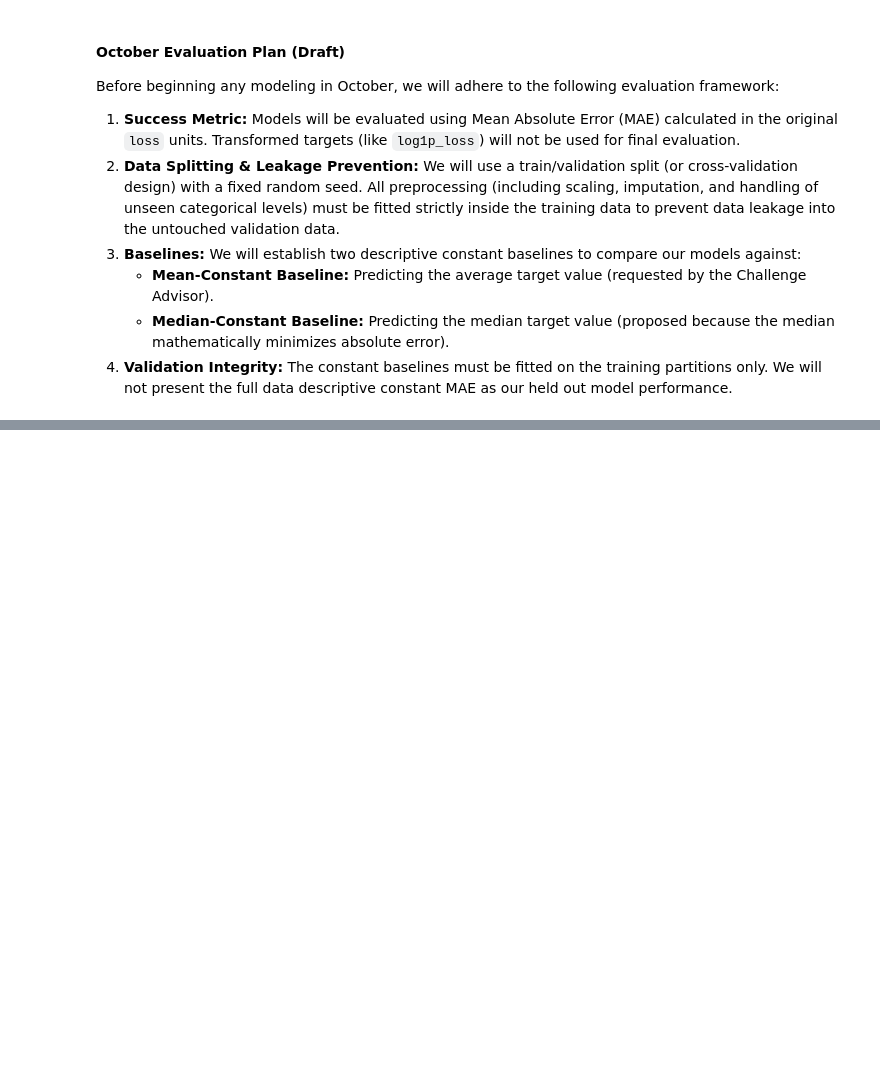
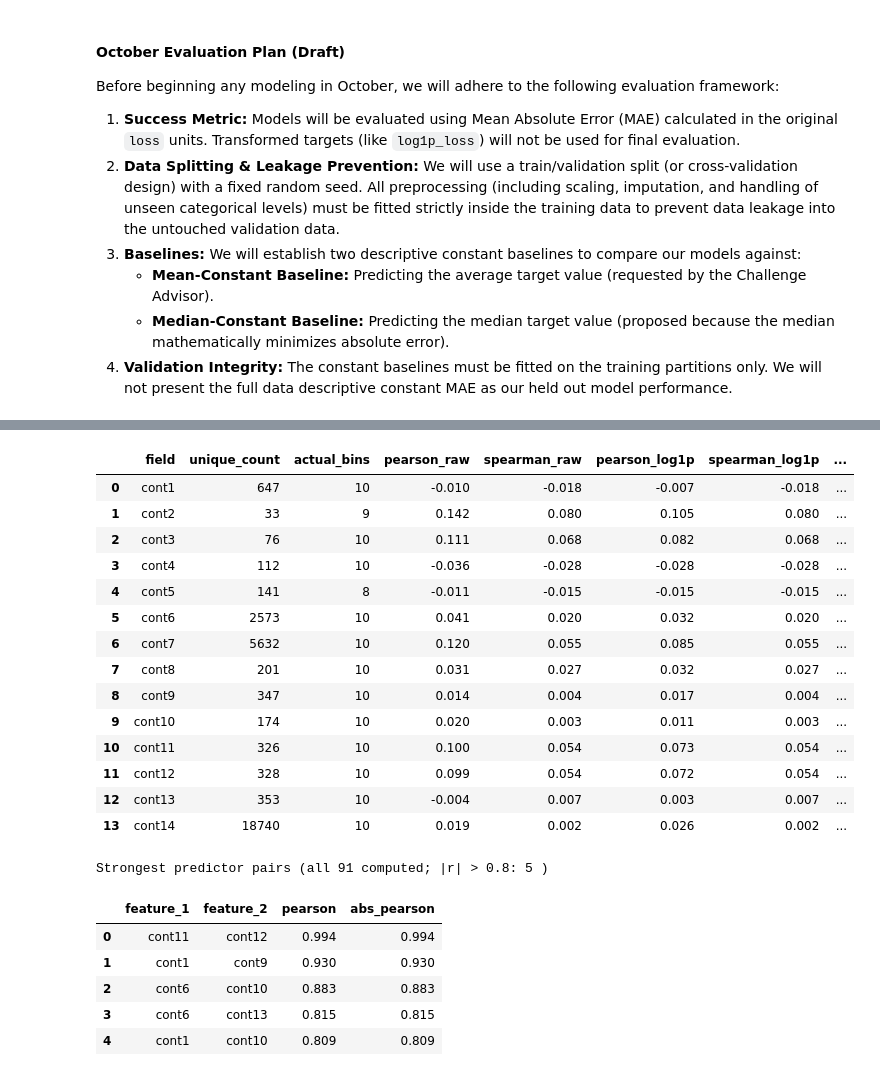
Before and after one commit to Break-Through-Tech/Allstate-1C-predicting-auto-claims-severity, a Jupyter notebook: notebooks/data-understanding.ipynb, the cells around one changed output, grey strips where cells are left out. Saved outputs shown, nothing was run; the diff lists cells and outputs as text; code cells hidden in the pictures; blank space fills up the shorter version.

```diff
--- a/notebooks/data-understanding.ipynb
+++ b/notebooks/data-understanding.ipynb
@@ -1710,0 +1800,80 @@ Before beginning any modeling in October, we will adhere to the following evalua
+# %%
+t4_log = np.log1p(t4_loss)
+t4_inv = pd.DataFrame({
+    "field": t4_cont, "min": t4_df[t4_cont].min().values, "max": t4_df[t4_cont].max().values,
+    "mean": t4_df[t4_cont].mean().values, "median": t4_df[t4_cont].median().values,
+    "std": t4_df[t4_cont].std().values, "unique_count": t4_df[t4_cont].nunique().values,
+    "pearson_raw": [t4_df[c].corr(t4_loss) for c in t4_cont],
+    "spearman_raw": [t4_df[c].corr(t4_loss, method="spearman") for c in t4_cont],
+    "pearson_log1p": [t4_df[c].corr(t4_log) for c in t4_cont],
+    "spearman_log1p": [t4_df[c].corr(t4_log, method="spearman") for c in t4_cont],
+})
+
+t4_rng = np.random.default_rng(42)
+t4_y = t4_loss.to_numpy()
+t4_overall_median = float(np.median(t4_y))
+t4_bin_rows, t4_pattern_rows = [], []
+for c in t4_cont:
+    b = pd.qcut(t4_df[c], q=10, duplicates="drop")
+    codes = b.cat.codes.to_numpy()
+    first = len(t4_bin_rows)
+    for k, interval in enumerate(b.cat.categories):
+        v = t4_y[codes == k]
+        boot = np.array([np.median(t4_rng.choice(v, len(v))) for _ in range(200)])
+        q25, q75 = np.percentile(v, [25, 75])
+        t4_bin_rows.append({"field": c, "bin_index": k, "bin_interval": str(interval), "support": len(v),
+                            "raw_mean_loss": v.mean(), "raw_median_loss": float(np.median(v)), "raw_loss_iqr": q75 - q25,
+                            "median_ci_low": np.percentile(boot, 2.5), "median_ci_high": np.percentile(boot, 97.5)})
+    t = pd.DataFrame(t4_bin_rows[first:])
+    med = t["raw_median_loss"].to_numpy()
+    rho = spearmanr(np.arange(len(med)), med)[0]
+    spread = (med.max() - med.min()) / t4_overall_median
+    separated = bool(t["median_ci_low"].max() > t["median_ci_high"].min())
+    if not separated or spread < 0.10:
+        pattern = "inconclusive"
+    elif abs(rho) >= 0.8:
+        pattern = "monotonic trend"
+    else:
+        pattern = "non-monotonic pattern"
+    t4_pattern_rows.append({"actual_bins": len(t), "min_bin_support": int(t["support"].min()),
+                            "max_bin_support": int(t["support"].max()), "median_spread": med.max() - med.min(),
+                            "median_spread_frac": spread, "bin_index_vs_median_spearman": rho,
+                            "ci_separated": separated, "pattern_classification": pattern})
+t4_bins = pd.DataFrame(t4_bin_rows)
+t4_inv = pd.concat([t4_inv, pd.DataFrame(t4_pattern_rows)], axis=1)
+t4_inv.to_csv(T4_ARTIFACTS / "continuous_inventory.csv", index=False)
+t4_bins.to_csv(T4_ARTIFACTS / "continuous_bin_target.csv", index=False)
+
+t4_cm = t4_df[t4_cont].corr(method="pearson")
+t4_pairs = pd.DataFrame([(a, b, t4_cm.loc[a, b]) for i, a in enumerate(t4_cont) for b in t4_cont[i + 1:]],
+                        columns=["feature_1", "feature_2", "pearson"])
+t4_pairs["abs_pearson"] = t4_pairs["pearson"].abs()
+t4_pairs = t4_pairs.sort_values(["abs_pearson", "feature_1", "feature_2"], ascending=[False, True, True], kind="stable").reset_index(drop=True)
+
+display(t4_inv[["field", "unique_count", "actual_bins", "pearson_raw", "spearman_raw", "pearson_log1p",
+                "spearman_log1p", "median_spread_frac", "pattern_classification"]].round(3))
+print("Strongest predictor pairs (all 91 computed; |r| > 0.8:", int((t4_pairs["abs_pearson"] > 0.8).sum()), ")")
+display(t4_pairs.head(5).round(3))
+# %% [output]
+|  | field | unique_count | actual_bins | pearson_raw | spearman_raw | pearson_log1p | spearman_log1p | ... |
+| 0 | cont1 | 647 | 10 | -0.010 | -0.018 | -0.007 | -0.018 | ... |
+| 1 | cont2 | 33 | 9 | 0.142 | 0.080 | 0.105 | 0.080 | ... |
+| 2 | cont3 | 76 | 10 | 0.111 | 0.068 | 0.082 | 0.068 | ... |
+| 3 | cont4 | 112 | 10 | -0.036 | -0.028 | -0.028 | -0.028 | ... |
+| 4 | cont5 | 141 | 8 | -0.011 | -0.015 | -0.015 | -0.015 | ... |
+| 5 | cont6 | 2573 | 10 | 0.041 | 0.020 | 0.032 | 0.020 | ... |
+| 6 | cont7 | 5632 | 10 | 0.120 | 0.055 | 0.085 | 0.055 | ... |
+| 7 | cont8 | 201 | 10 | 0.031 | 0.027 | 0.032 | 0.027 | ... |
+| 8 | cont9 | 347 | 10 | 0.014 | 0.004 | 0.017 | 0.004 | ... |
+| 9 | cont10 | 174 | 10 | 0.020 | 0.003 | 0.011 | 0.003 | ... |
+| 10 | cont11 | 326 | 10 | 0.100 | 0.054 | 0.073 | 0.054 | ... |
+| 11 | cont12 | 328 | 10 | 0.099 | 0.054 | 0.072 | 0.054 | ... |
+| 12 | cont13 | 353 | 10 | -0.004 | 0.007 | 0.003 | 0.007 | ... |
+| 13 | cont14 | 18740 | 10 | 0.019 | 0.002 | 0.026 | 0.002 | ... |
+Strongest predictor pairs (all 91 computed; |r| > 0.8: 5 )
+|  | feature_1 | feature_2 | pearson | abs_pearson |
+| 0 | cont11 | cont12 | 0.994 | 0.994 |
+| 1 | cont1 | cont9 | 0.930 | 0.930 |
+| 2 | cont6 | cont10 | 0.883 | 0.883 |
+| 3 | cont6 | cont13 | 0.815 | 0.815 |
+| 4 | cont1 | cont10 | 0.809 | 0.809 |
```
Also changed, not shown: parts of 23 cells of this notebook, 9 other files.
